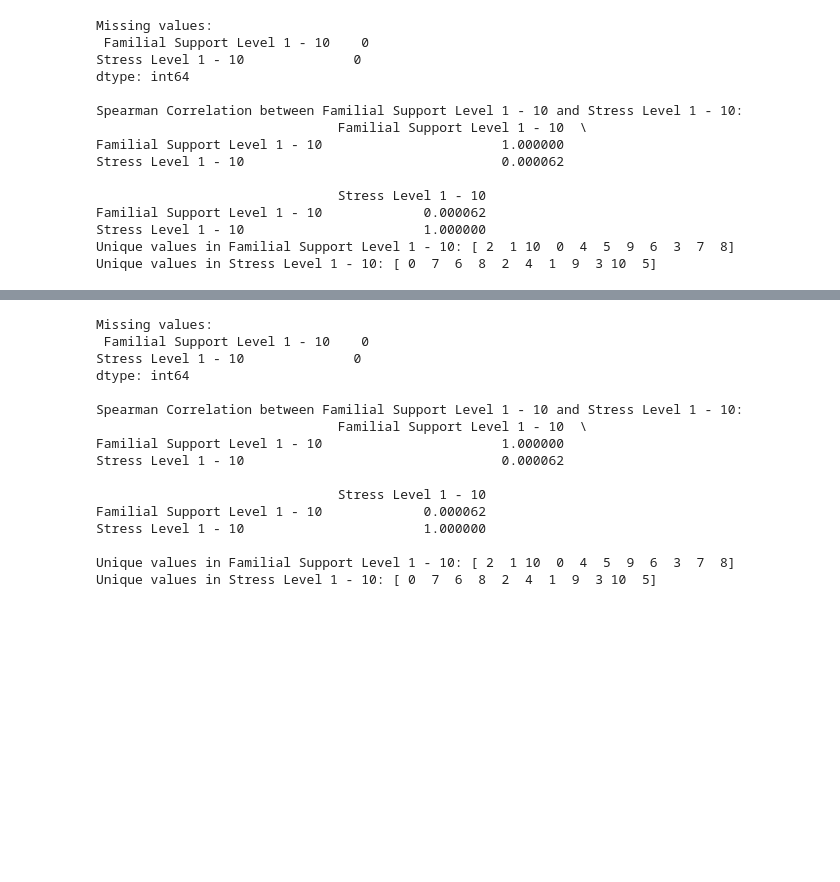
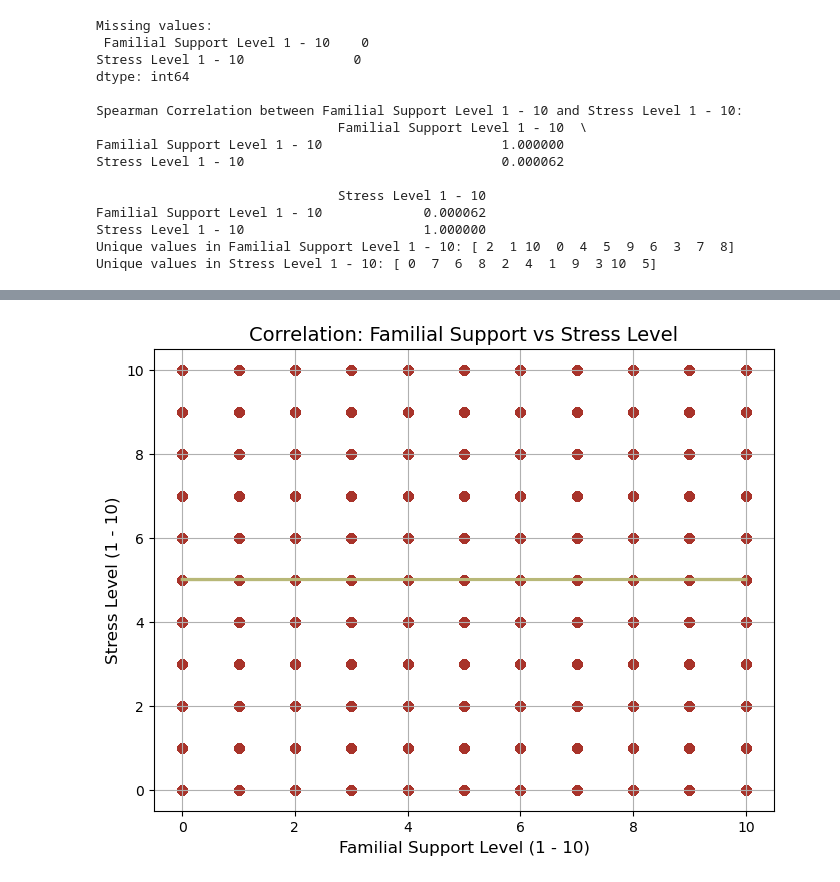
Before and after one commit to eliu14/project_1, a Jupyter notebook: sarah-code.ipynb, the cells around one changed output, grey strips where cells are left out. Cells and saved outputs as stored; diff of their text form; code cells hidden in the pictures; blank space fills up the shorter version.

```diff
--- a/sarah-code.ipynb
+++ b/sarah-code.ipynb
@@ -112,39 +118,24 @@ Passing `palette` without assigning `hue` is deprecated and will be removed in v
 
   sns.violinplot(x='Remote Work?', y='Stress Level 1 - 10', data=factors, palette=violin_colors)
 [figure]
-# %%
-# Check for missing values in relevant columns
-missing_values = factors[['Familial Support Level 1 - 10', 'Stress Level 1 - 10']].isnull().sum()
-print("Missing values:\n", missing_values)
-
-# Ensure data is numeric before correlation
-factors[['Familial Support Level 1 - 10', 'Stress Level 1 - 10']] = factors[['Familial Support Level 1 - 10', 'Stress Level 1 - 10']].apply(pd.to_numeric, errors='coerce')
-
-# Compute correlation (Spearman for ordinal data)
-correlation = factors[['Familial Support Level 1 - 10', 'Stress Level 1 - 10']].corr(method='spearman')
-print("\nSpearman Correlation between Familial Support Level 1 - 10 and Stress Level 1 - 10:")
-print(correlation)
-
-# Check the unique values of both columns
-print("\nUnique values in Familial Support Level 1 - 10:", factors['Familial Support Level 1 - 10'].unique())
-print("Unique values in Stress Level 1 - 10:", factors['Stress Level 1 - 10'].unique())
-# %% [output]
-Missing values:
- Familial Support Level 1 - 10    0
-Stress Level 1 - 10              0
-dtype: int64
-
-Spearman Correlation between Familial Support Level 1 - 10 and Stress Level 1 - 10:
-                               Familial Support Level 1 - 10  \
-Familial Support Level 1 - 10                       1.000000
-Stress Level 1 - 10                                 0.000062
-
-                               Stress Level 1 - 10
-Familial Support Level 1 - 10             0.000062
-Stress Level 1 - 10                       1.000000
-
-Unique values in Familial Support Level 1 - 10: [ 2  1 10  0  4  5  9  6  3  7  8]
-Unique values in Stress Level 1 - 10: [ 0  7  6  8  2  4  1  9  3 10  5]
+# %%
+import matplotlib.pyplot as plt
+import seaborn as sns
+
+# Scatter plot with regression line
+plt.figure(figsize=(8, 6))
+sns.regplot(x=factors['Familial Support Level 1 - 10'],
+            y=factors['Stress Level 1 - 10'],
+            scatter_kws={'color': '#A8332A', 'alpha': 0.7},  # Dark Red for points
+            line_kws={'color': '#B8B878'})  # Green for regression line
+
+plt.title("Correlation: Familial Support vs Stress Level", fontsize=14)
+plt.xlabel("Familial Support Level (1 - 10)", fontsize=12)
+plt.ylabel("Stress Level (1 - 10)", fontsize=12)
+plt.grid(True)
+plt.show()
+# %% [output]
+[figure, added]
 # %%
 import matplotlib.pyplot as plt
 import seaborn as sns
```
Also changed, not shown: parts of 4 cells of this notebook.
